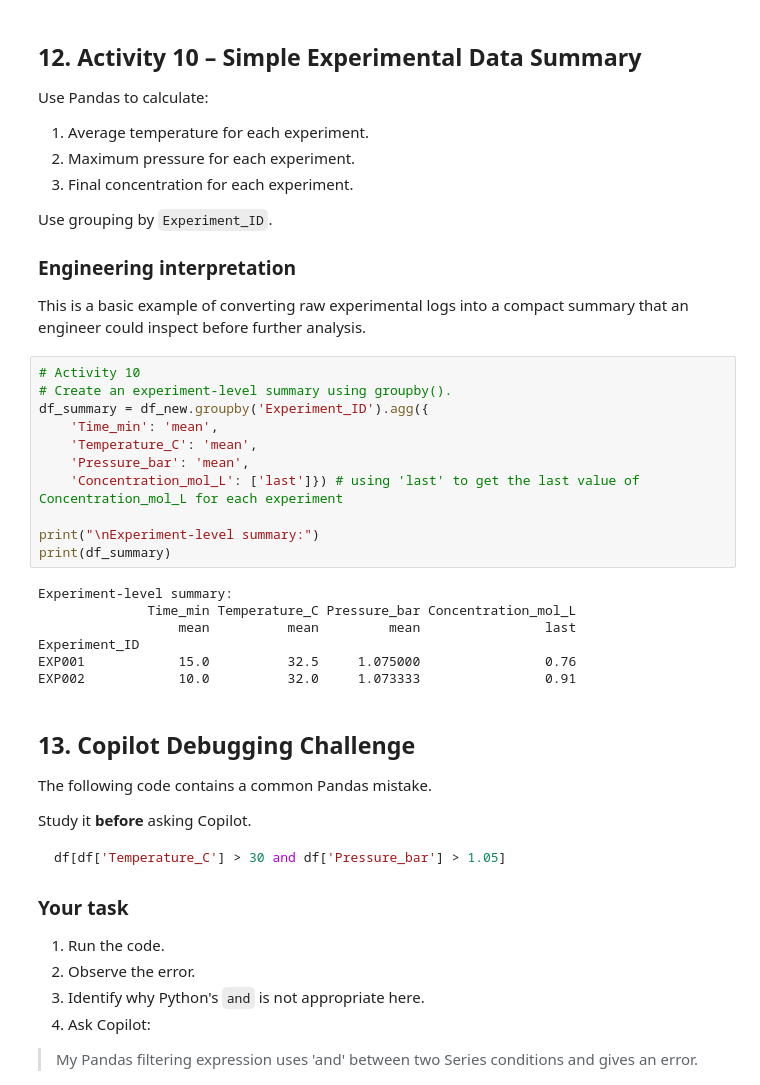
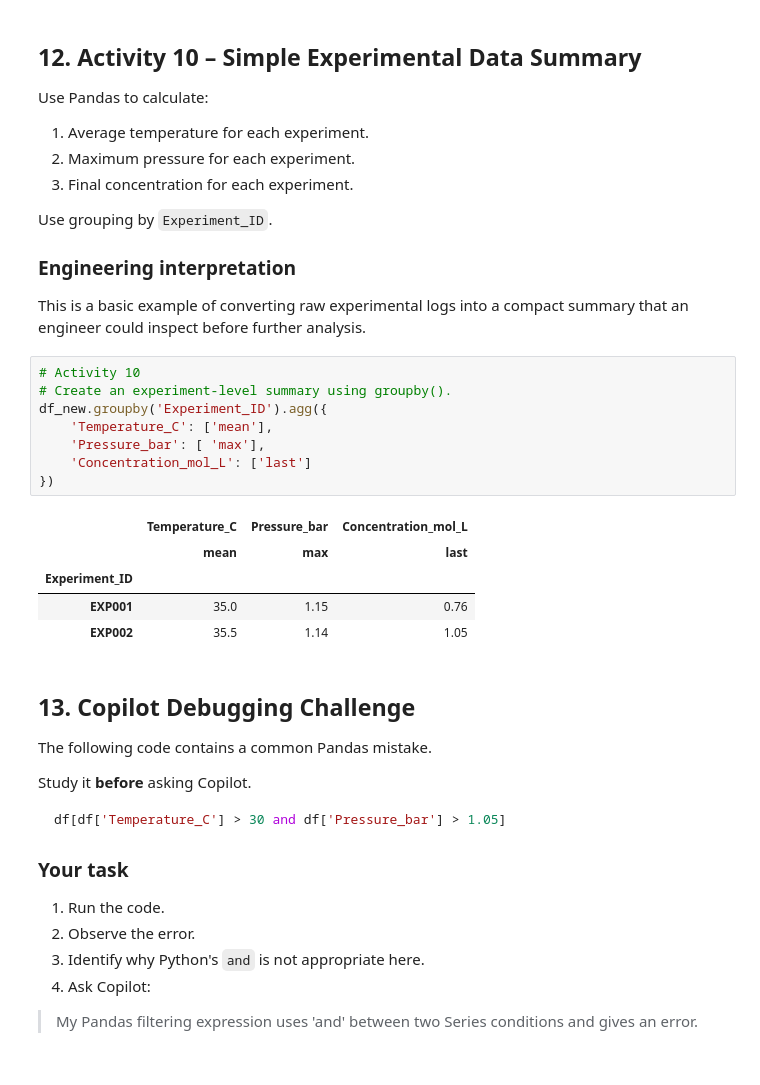
Before and after one commit to vishdahaghane2007-rgb/CP_Practical, a Jupyter notebook: Practical_08_File_IO_Experimental_Data_Pandas_CSV_JSON.ipynb, the cells around one changed output. Cells and saved outputs as stored; diff of their text form; blank space fills up the shorter version.

```diff
--- a/Practical_08_File_IO_Experimental_Data_Pandas_CSV_JSON.ipynb
+++ b/Practical_08_File_IO_Experimental_Data_Pandas_CSV_JSON.ipynb
@@ -489,21 +486,17 @@ This is a basic example of converting raw experimental logs into a compact summa
 # %%
 # Activity 10
 # Create an experiment-level summary using groupby().
-df_summary = df_new.groupby('Experiment_ID').agg({
-    'Time_min': 'mean',
-    'Temperature_C': 'mean',
-    'Pressure_bar': 'mean',
-    'Concentration_mol_L': ['last']}) # using 'last' to get the last value of Concentration_mol_L for each experiment
-
-print("\nExperiment-level summary:")
-print(df_summary)
+df_new.groupby('Experiment_ID').agg({
+    'Temperature_C': ['mean'],
+    'Pressure_bar': [ 'max'],
+    'Concentration_mol_L': ['last']
+})
 # %% [output]
-Experiment-level summary:
-              Time_min Temperature_C Pressure_bar Concentration_mol_L
-                  mean          mean         mean                last
-Experiment_ID
-EXP001            15.0          32.5     1.075000                0.76
-EXP002            10.0          32.0     1.073333                0.91
+|  | Temperature_C | Pressure_bar | Concentration_mol_L |
+|  | mean | max | last |
+| Experiment_ID |  |  |  |
+| EXP001 | 35.0 | 1.15 | 0.76 |
+| EXP002 | 35.5 | 1.14 | 1.05 |
 # %% [markdown]
 ## 13. Copilot Debugging Challenge
 
```
Also changed, not shown: parts of 4 cells of this notebook, 3 other files.
